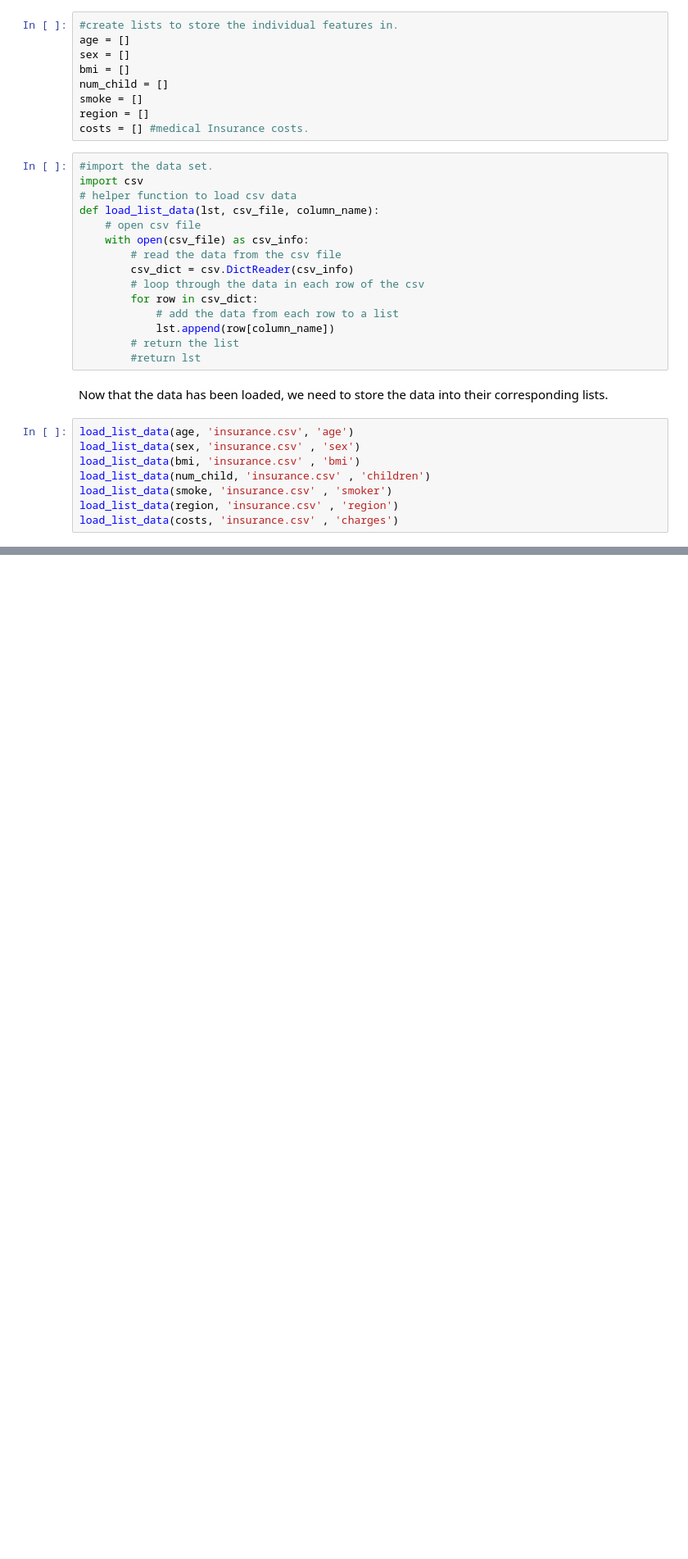
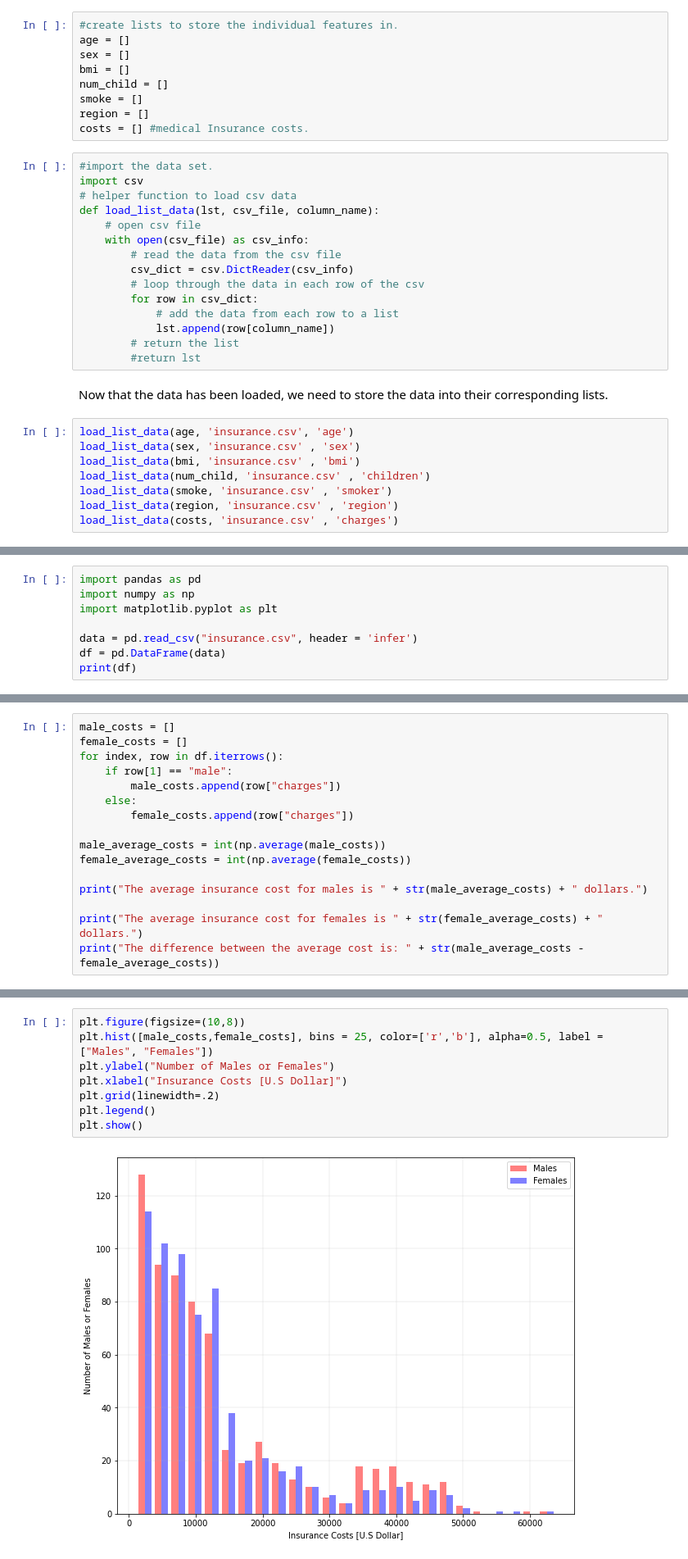
Before and after one commit to mdmatheny/Medical-Insurance-Project, a Jupyter notebook: us-medical-insurance-costs.ipynb, the cells around one changed output, grey strips where cells are left out. Shown at 82% size. Drawn from its saved outputs; the diff is of its cells as text; blank space fills up the shorter version.

```diff
--- a/us-medical-insurance-costs.ipynb
+++ b/us-medical-insurance-costs.ipynb
@@ -93,0 +141,8 @@ print(males, females)
+# %%
+import pandas as pd
+import numpy as np
+import matplotlib.pyplot as plt
+
+data = pd.read_csv("insurance.csv", header = 'infer')
+df = pd.DataFrame(data)
+print(df)
@@ -93,0 +166,16 @@ print(males, females)
+# %%
+male_costs = []
+female_costs = []
+for index, row in df.iterrows():
+    if row[1] == "male":
+        male_costs.append(row["charges"])
+    else:
+        female_costs.append(row["charges"])
+
+male_average_costs = int(np.average(male_costs))
+female_average_costs = int(np.average(female_costs))
+
+print("The average insurance cost for males is " + str(male_average_costs) + " dollars.")
+
+print("The average insurance cost for females is " + str(female_average_costs) + " dollars.")
+print("The difference between the average cost is: " + str(male_average_costs - female_average_costs))
@@ -93,0 +190,10 @@ print(males, females)
+# %%
+plt.figure(figsize=(10,8))
+plt.hist([male_costs,female_costs], bins = 25, color=['r','b'], alpha=0.5, label = ["Males", "Females"])
+plt.ylabel("Number of Males or Females")
+plt.xlabel("Insurance Costs [U.S Dollar]")
+plt.grid(linewidth=.2)
+plt.legend()
+plt.show()
+# %% [output]
+[figure, added]
```
Also changed, not shown: parts of 18 cells of this notebook.
